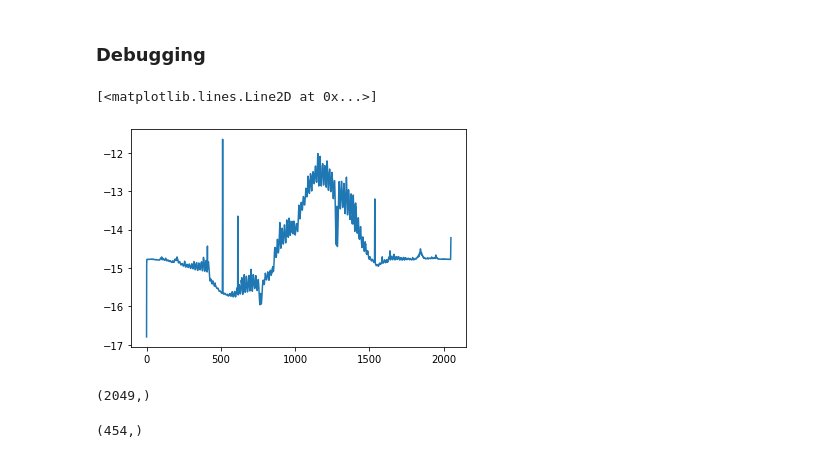
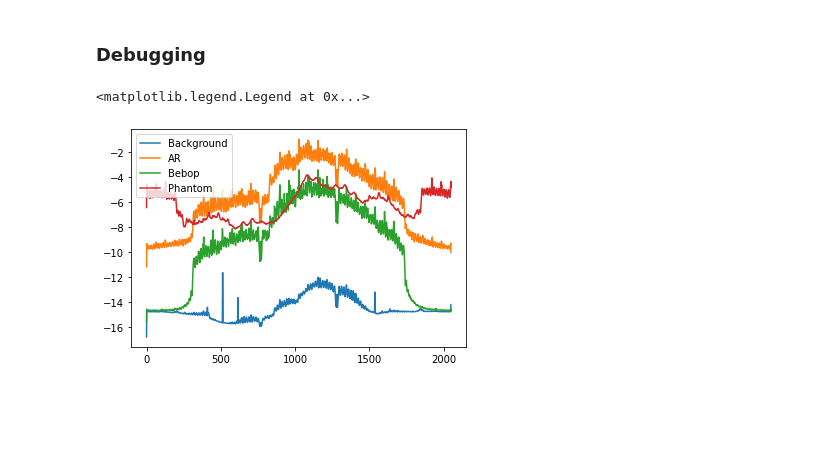
Before and after one commit to IQTLabs/RFClassification, a Jupyter notebook: Kılıç Paper Implementation.ipynb, the cells around one changed output. Drawn from its saved outputs; the diff is of its cells as text; code cells hidden in the pictures; blank space fills up the shorter version.

```diff
--- a/Kılıç Paper Implementation.ipynb
+++ b/Kılıç Paper Implementation.ipynb
@@ -196,10 +196,10 @@ for i in range(len(file_names_h)):
     rf_data_l = rf_data_l.flatten()
 
     # add features
-#     Xhigh.append(get_features(rf_data_h, 'PSD'))
-#     Xlow.append(get_features(rf_data_l, 'PSD'))
-    Xhigh.append(get_features_2(rf_data_h, 'MFCC', 'h'))
-    Xlow.append(get_features_2(rf_data_l, 'MFCC', 'l'))
+    Xhigh.append(get_features(rf_data_h, 'PSD'))
+    Xlow.append(get_features(rf_data_l, 'PSD'))
+#     Xhigh.append(get_features_2(rf_data_h, 'MFCC', 'h'))
+#     Xlow.append(get_features_2(rf_data_l, 'MFCC', 'l'))
 
     ## Labels
     ys.append(int(file_names_h[i][0])) # 2 class
@@ -218,7 +218,7 @@ Xl_arr = np.array(Xlow)
 Xl_arr.shape
 Xl_arr = Xl_arr.reshape(227,Xl_arr.shape[1])
 
-y_arr = np.array(ys)
+y_arr = np.array(y4s)
 
 # combine Low and High mats
 Xhl_arr = np.concatenate([Xl_arr,Xh_arr], axis=1)
@@ -305,21 +303,22 @@ np.mean(score_ls) # Low frequency only
 0.8189723320158102
 # %% [markdown]
 ### Debugging
+# %%
+from sklearn import preprocessing
+LE = preprocessing.LabelEncoder()
+y_int = LE.fit_transform(y_arr)
 # %%
 ### visualize the signals and compare to figure 3 of paper
-# background frequency without drones
-ix_nd = np.where(y_arr==0)
+# find indices of each of the 4 modes
+ix_nds = []
+for d in range(4):
+    ix_nds.append(np.where(y_int==d))
 # %%
-avg_psd_nodrone = np.mean(Xl_arr[ix_nd], axis=0)
-plt.plot(np.log(avg_psd_nodrone)) # figure out how to calculate decibels
+for d in range(4):
+    avg_psd_onedrone = np.mean(Xl_arr[ix_nds[d]], axis=0)
+    plt.plot(np.log(avg_psd_onedrone)) # figure out how to calculate decibels
+
+plt.legend(['Background', 'AR', 'Bebop', 'Phantom'])
 # %% [output]
-[<matplotlib.lines.Line2D at 0x...>]
+<matplotlib.legend.Legend at 0x...>
-[figure, old version]
+[figure, new version]
-# %%
-avg_psd_nodrone.shape
-# %% [output]
-(2049,)
-# %%
-y_arr.shape
-# %% [output]
-(454,)
```
Also changed, not shown: parts of 1 cell of this notebook.
